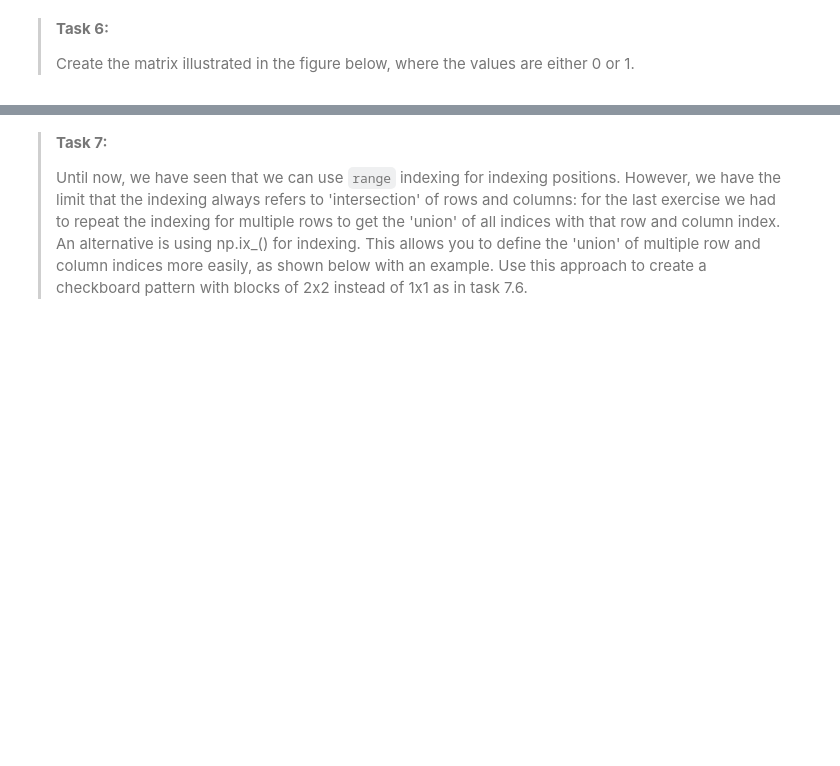
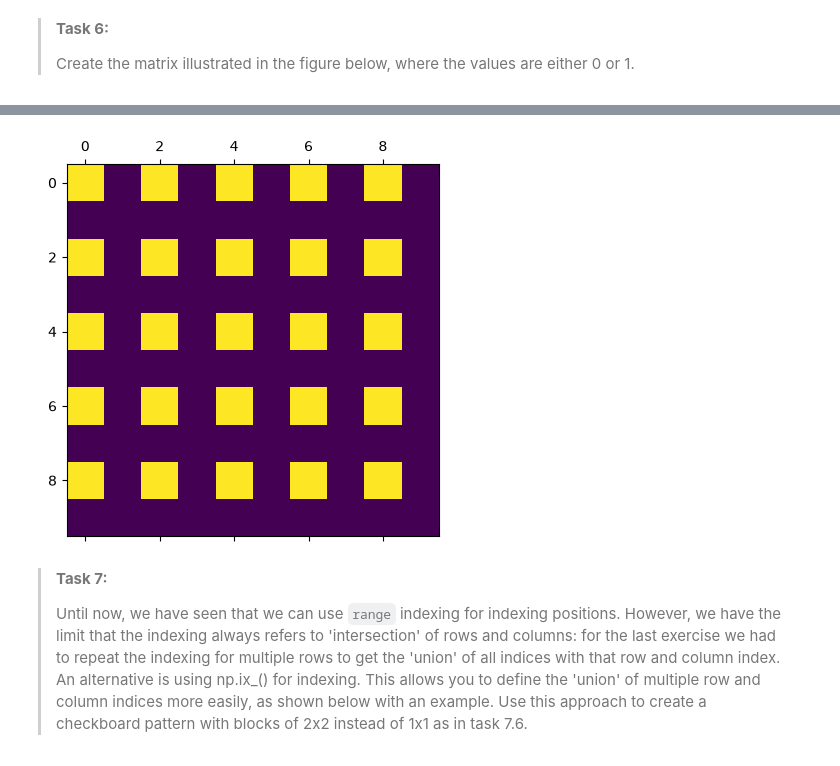
Before and after one commit to Grootegoed/PA1.2, a Jupyter notebook: 6_filling_matrix.ipynb, the cells around one changed output, grey strips where cells are left out. Saved outputs shown, nothing was run; the diff lists cells and outputs as text; code cells hidden in the pictures; blank space fills up the shorter version.

```diff
--- a/6_filling_matrix.ipynb
+++ b/6_filling_matrix.ipynb
@@ -83,12 +105,15 @@ plt.show()
 # %% [markdown]
 ![](https://github.com/TUDelft-MUDE/source-files/raw/main/file/PA1.2/matrix02.svg)
 # %%
-A76 = # YOUR_CODE_LINE_HERE
-for i in # YOUR_CODE_LINE_HERE:
-    # YOUR_CODE_LINE_HERE
+A76 = np.zeros((10, 10))
+for i in range(0, 10, 2):
+    for j in range(0, 10, 2):
+        A76[i, j] = 1
 
 plt.matshow(A76)
 plt.show()
+# %% [output]
+[figure, added]
 # %% [markdown]
 > **Task 7:**
 >
```
Also changed, not shown: parts of 8 cells of this notebook.
